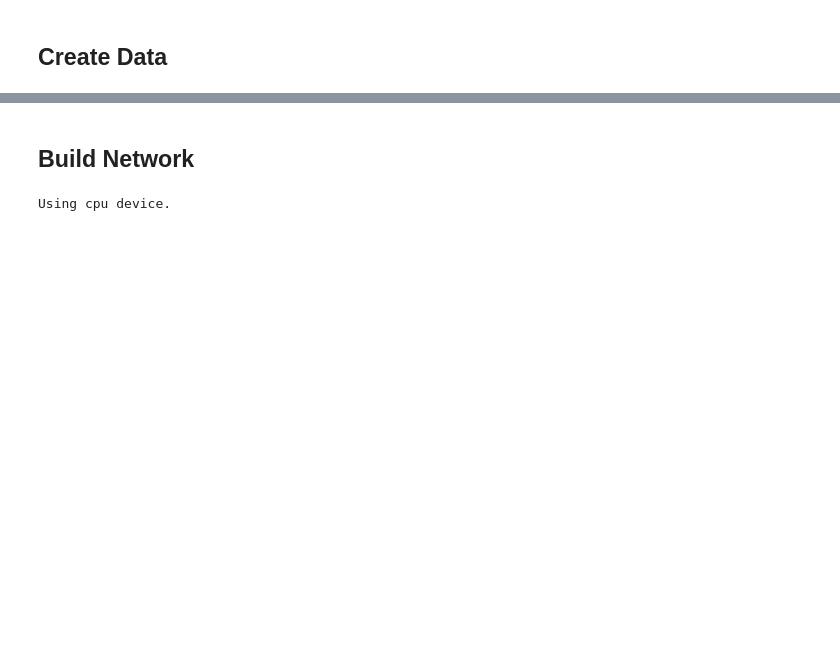
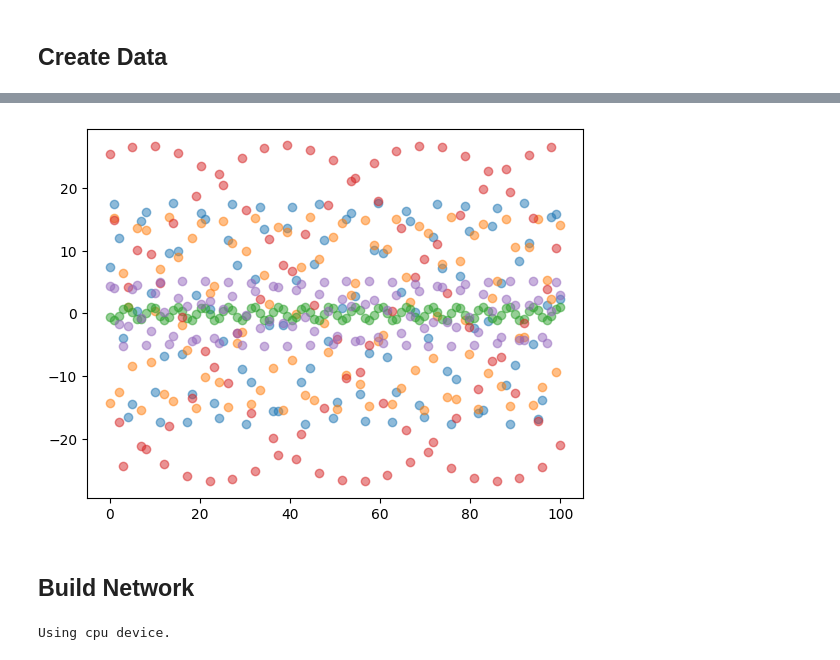
Before and after one commit to Hrrsmjd/fourier_neural_operator, a Jupyter notebook: temp/fourier_1d.ipynb, the cells around one changed output, grey strips where cells are left out. Drawn from its saved outputs; the diff is of its cells as text; code cells hidden in the pictures; blank space fills up the shorter version.

Commit message:
Create data..

```diff
--- a/temp/fourier_1d.ipynb
+++ b/temp/fourier_1d.ipynb
@@ -17,0 +27,31 @@ torch.manual_seed(0)
+# %%
+## Simple Harmonic Oscillator
+def simple_harmonic_oscillator(k: int, m: int, x0: int, v0: int, t: np.array) -> np.array:
+    x = x0 * np.cos(np.sqrt(k / m) * t) + v0 / np.sqrt(k / m) * np.sin(np.sqrt(k / m) * t)
+    return x
+# %%
+## Number of Samples
+n = 1000
+## Output
+# data_t = []
+t = np.linspace(0, 100, 100)
+data_x = []
+
+## Generate Data
+for _ in range(n):
+    k = np.random.randint(1, 100)
+    m = np.random.randint(1, 100)
+    x0 = np.random.normal(0, 10)
+    v0 = np.random.normal(0, 10)
+    # t = np.linspace(0, 100, 100) ## Can change resolution
+
+    # data_t.append(t)
+    data_x.append(simple_harmonic_oscillator(k, m, x0, v0, t))
+# %%
+## Plot 5 Samples
+for i in range(5):
+    # plt.scatter(data_t[i], data_x[i], alpha=0.5)
+    plt.scatter(t, data_x[i], alpha=0.5)
+plt.show()
+# %% [output]
+[figure, added]
```
Also changed, not shown: parts of 15 cells of this notebook, 1 other file.
